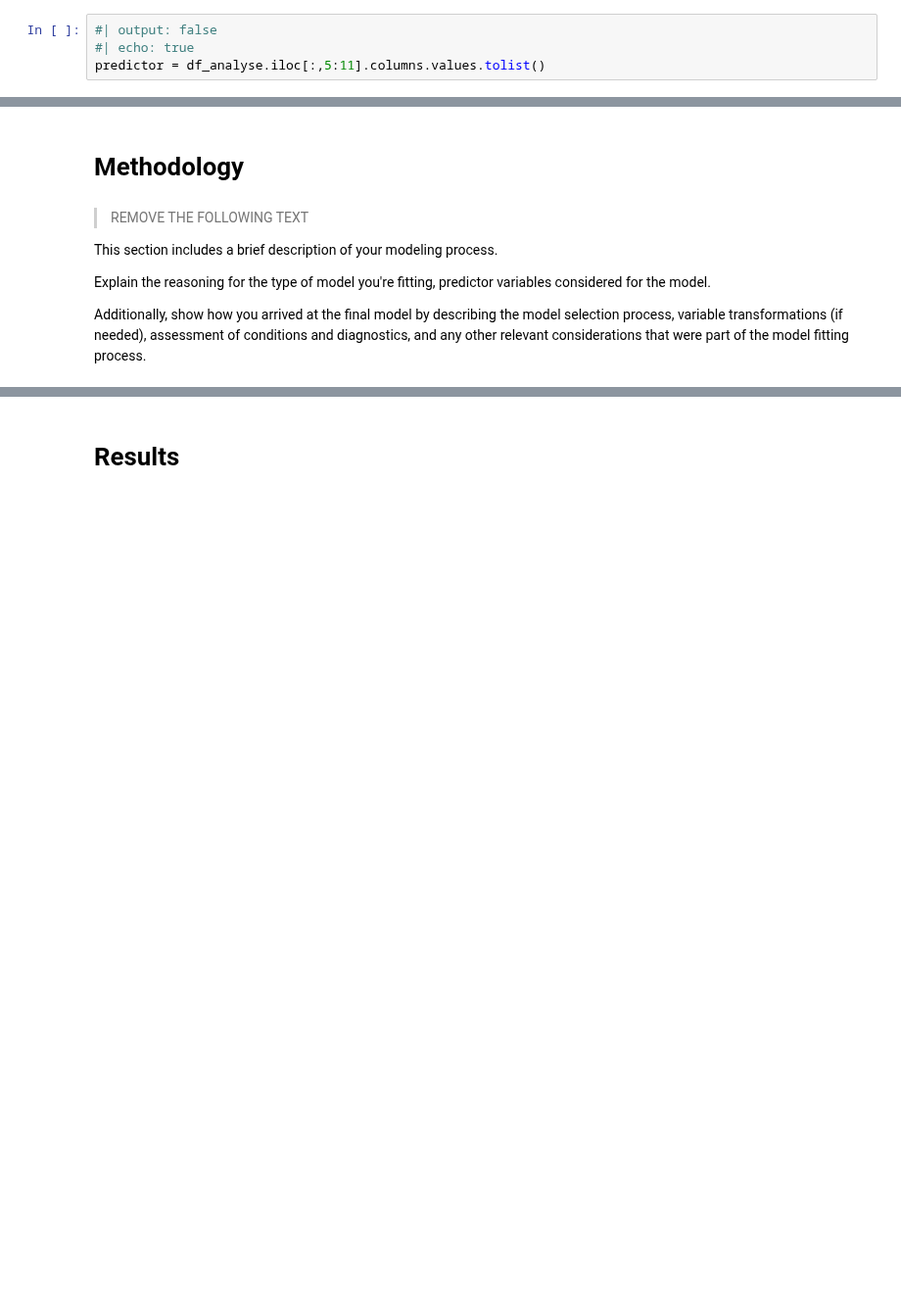
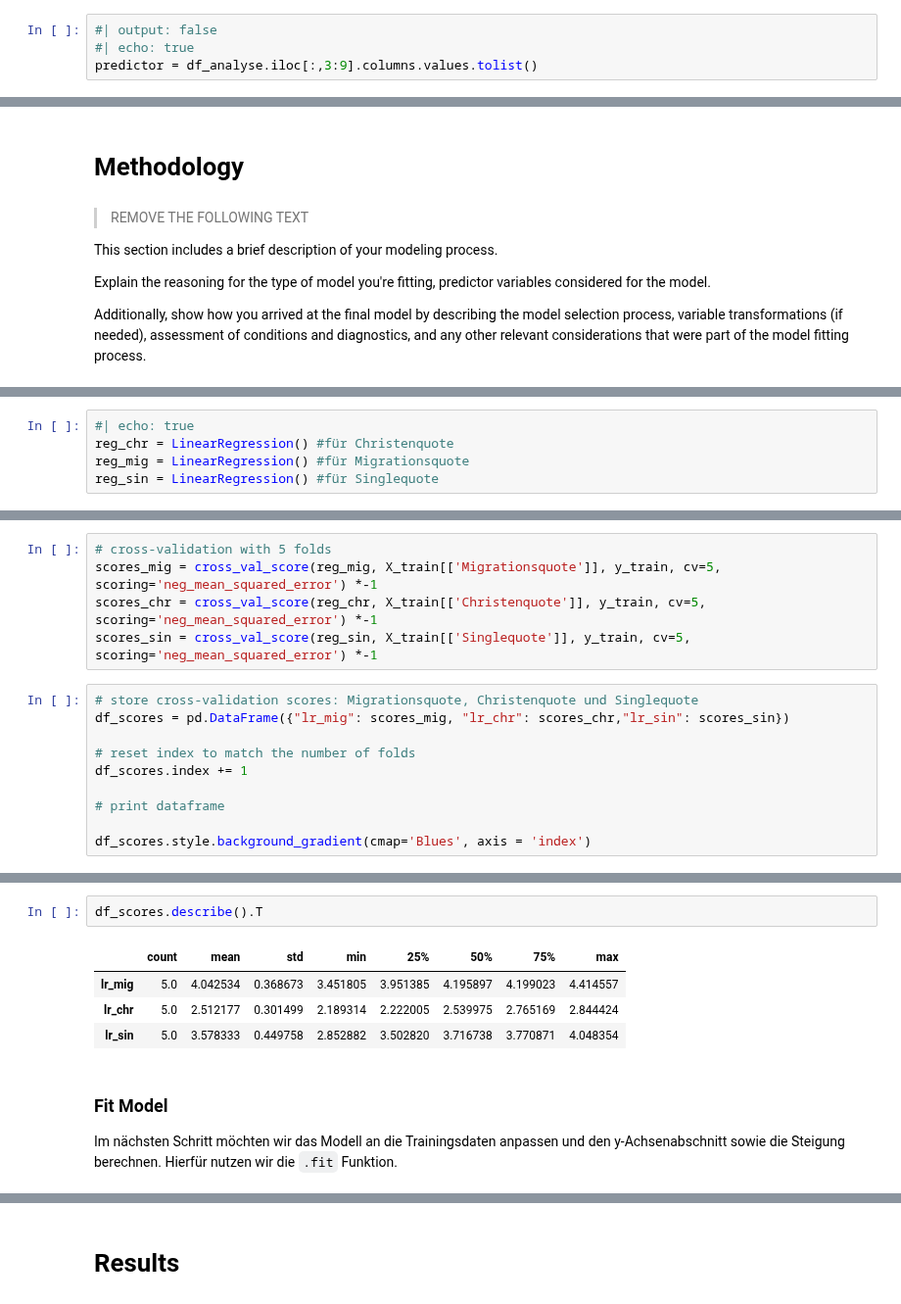
Before and after one commit to NicoHdM/ProjectHdM, a Jupyter notebook: reports/report.ipynb, the cells around one changed output, grey strips where cells are left out. Shown at 98% size. Drawn from its saved outputs; the diff is of its cells as text; blank space fills up the shorter version.

Commit message:
Lineare Regression ergänzt
- Lineare Regression ergänzt bis zur Berechnung der Steigung und y-Achsenabschnitt
- Außerdem Cross-Validation beschrieben

```diff
--- a/reports/report.ipynb
+++ b/reports/report.ipynb
@@ -249,7 +250,7 @@ Defintion der Prädiktor-Variablen:
 # %%
 #| output: false
 #| echo: true
-predictor = df_analyse.iloc[:,5:11].columns.values.tolist()
+predictor = df_analyse.iloc[:,3:9].columns.values.tolist()
 # %%
 # define outcome variable as y_label
 y_label = 'Arbeitslosenquote'
@@ -310,0 +348,5 @@ Diese grob beschriebenen Schritte wollen wir im Folgenden detaillierter erkläre
+# %%
+#| echo: true
+reg_chr = LinearRegression() #für Christenquote
+reg_mig = LinearRegression() #für Migrationsquote
+reg_sin = LinearRegression() #für Singlequote
@@ -310,0 +356,15 @@ Diese grob beschriebenen Schritte wollen wir im Folgenden detaillierter erkläre
+# %%
+# cross-validation with 5 folds
+scores_mig = cross_val_score(reg_mig, X_train[['Migrationsquote']], y_train, cv=5, scoring='neg_mean_squared_error') *-1
+scores_chr = cross_val_score(reg_chr, X_train[['Christenquote']], y_train, cv=5, scoring='neg_mean_squared_error') *-1
+scores_sin = cross_val_score(reg_sin, X_train[['Singlequote']], y_train, cv=5, scoring='neg_mean_squared_error') *-1
+# %%
+# store cross-validation scores: Migrationsquote, Christenquote und Singlequote
+df_scores = pd.DataFrame({"lr_mig": scores_mig, "lr_chr": scores_chr,"lr_sin": scores_sin})
+
+# reset index to match the number of folds
+df_scores.index += 1
+
+# print dataframe
+
+df_scores.style.background_gradient(cmap='Blues', axis = 'index')
@@ -310,0 +394,10 @@ Diese grob beschriebenen Schritte wollen wir im Folgenden detaillierter erkläre
+# %%
+df_scores.describe().T
+# %% [output]
+|  | count | mean | std | min | 25% | 50% | 75% | max |
+| lr_mig | 5.0 | 4.042534 | 0.368673 | 3.451805 | 3.951385 | 4.195897 | 4.199023 | 4.414557 |
+| lr_chr | 5.0 | 2.512177 | 0.301499 | 2.189314 | 2.222005 | 2.539975 | 2.765169 | 2.844424 |
+| lr_sin | 5.0 | 3.578333 | 0.449758 | 2.852882 | 3.502820 | 3.716738 | 3.770871 | 4.048354 |
+# %% [markdown]
+### Fit Model
+Im nächsten Schritt möchten wir das Modell an die Trainingsdaten anpassen und den y-Achsenabschnitt sowie die Steigung berechnen. Hierfür nutzen wir die `.fit` Funktion.
```
Also changed, not shown: parts of 18 cells of this notebook, 1 other file.
